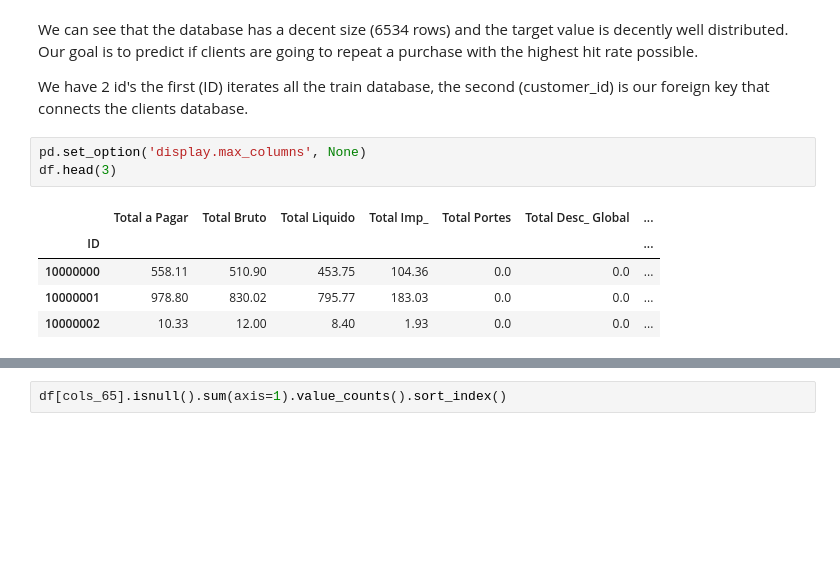
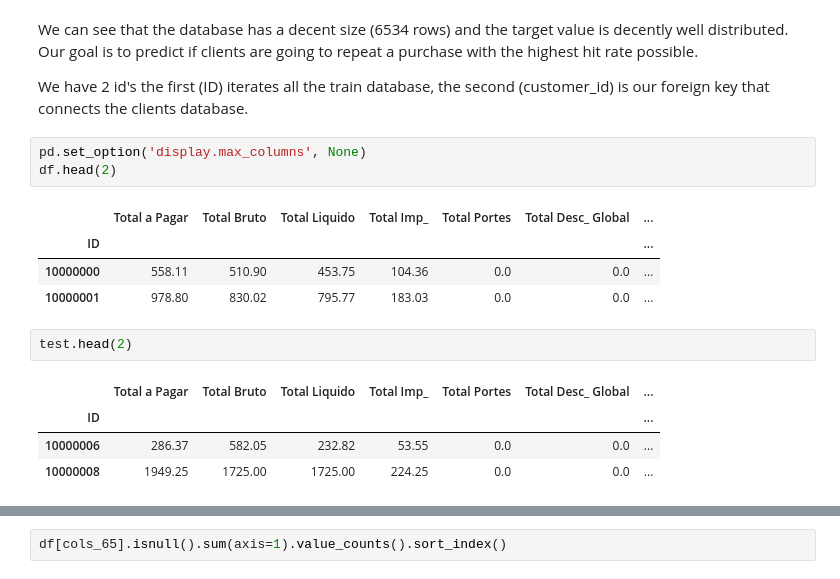
Before and after one commit to jxbarbosax/Machine-Learning, a Jupyter notebook: Data prep.ipynb, the cells around one changed output, grey strips where cells are left out. Drawn from its saved outputs; the diff is of its cells as text; blank space fills up the shorter version.

```diff
--- a/Data prep.ipynb
+++ b/Data prep.ipynb
@@ -47,11 +69,17 @@ Our goal is to predict if clients are going to repeat a purchase with the highes
 We have 2 id's the first (ID) iterates all the train database, the second (customer_id) is our foreign key that connects the clients database.
 # %%
 pd.set_option('display.max_columns', None)
-df.head(3)
+df.head(2)
 # %% [output]
 |  | Total a Pagar | Total Bruto | Total Liquido | Total Imp_ | Total Portes | Total Desc_ Global | ... |
 | ID |  |  |  |  |  |  | ... |
 | 10000000 | 558.11 | 510.90 | 453.75 | 104.36 | 0.0 | 0.0 | ... |
 | 10000001 | 978.80 | 830.02 | 795.77 | 183.03 | 0.0 | 0.0 | ... |
-| 10000002 | 10.33 | 12.00 | 8.40 | 1.93 | 0.0 | 0.0 | ... |
+# %%
+test.head(2)
+# %% [output]
+|  | Total a Pagar | Total Bruto | Total Liquido | Total Imp_ | Total Portes | Total Desc_ Global | ... |
+| ID |  |  |  |  |  |  | ... |
+| 10000006 | 286.37 | 582.05 | 232.82 | 53.55 | 0.0 | 0.0 | ... |
+| 10000008 | 1949.25 | 1725.00 | 1725.00 | 224.25 | 0.0 | 0.0 | ... |
 # %%
```
Also changed, not shown: parts of 47 cells of this notebook.
